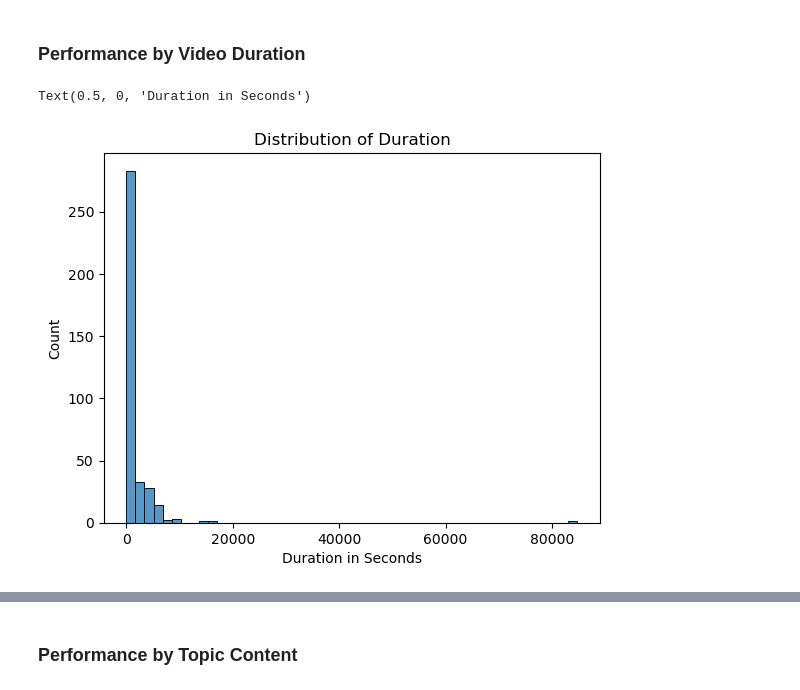
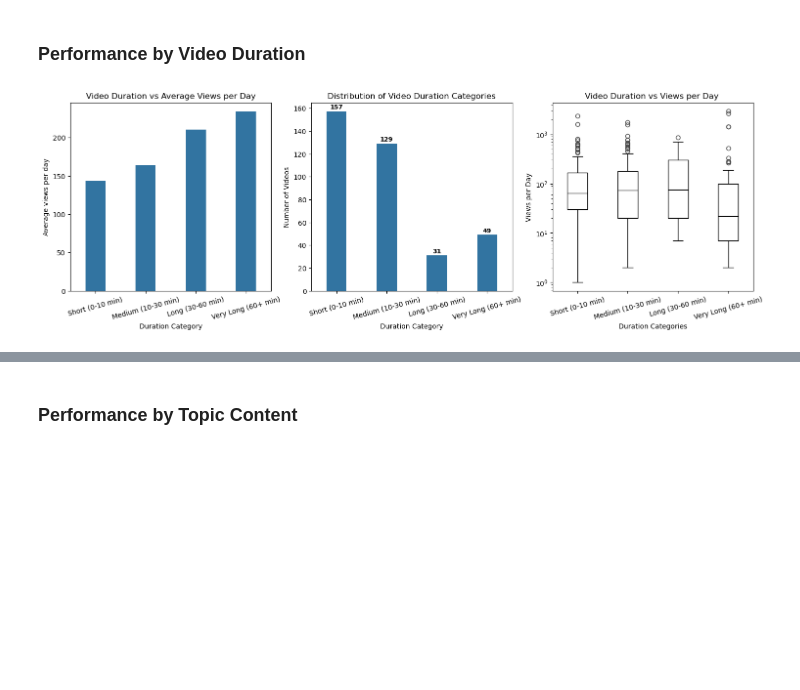
Before and after one commit to LiLuo086/alex-the-analyst-youtube-analysis, a Jupyter notebook: eda.ipynb, the cells around one changed output, grey strips where cells are left out. Drawn from its saved outputs; the diff is of its cells as text; code cells hidden in the pictures; blank space fills up the shorter version.

```diff
--- a/eda.ipynb
+++ b/eda.ipynb
@@ -274,7 +280,7 @@ fig, axes = plt.subplots(1,2,figsize = (14,7))
 # Boxplot of views by weekday
 weekday = ['Monday', 'Tuesday', 'Wednesday', 'Thursday', 'Friday', 'Saturday', 'Sunday']
 sns.boxplot(x='published_weekday', y='views_per_day', data=df, order = weekday, showfliers=True, width=0.5,ax=axes[0],
-            boxprops=dict(facecolor='gray', edgecolor='black'),
+            boxprops=dict(facecolor='none', edgecolor='black'),
             medianprops=dict(color='black'),
             whiskerprops=dict(color='black'),
             capprops=dict(color='black'))
@@ -282,7 +288,7 @@ axes[0].set_ylabel('Views per Day')
 axes[0].set_yscale('log')
 axes[0].tick_params(axis='x', rotation=45)
 axes[0].set_xlabel('Published Weekday')
-axes[0].set_title("Views vs Published Weekday")
+axes[0].set_title("Views per Day vs. Published Weekday")
 
 
 # Barplot of the views distribution along weekday
@@ -297,5 +303,6 @@ for p in axes[1].patches:
 axes[1].set_ylabel('Total Videos')
 axes[1].tick_params(axis='x', rotation=45)
 axes[1].set_xlabel('Published Weekday')
-axes[1].set_title("Total Videos along Published Weekday")
+axes[1].set_title("Total Videos vs. Published Weekday")
+plt.show()
 # %% [output]
@@ -312,11 +316,11 @@ Text(0.5, 1.0, 'Total Videos along Published Weekday')
 # %%
 fig, axes = plt.subplots(1,2,figsize = (14,7))
 
-day_of_time=['Early Morning', 'Morning', 'Afternoon', 'Evening']
+time_of_day=['Early Morning', 'Morning', 'Afternoon', 'Evening']
 
 # Distribution of  views per day by time of day
-sns.boxplot(x='published_time_of_day', y='views_per_day', data=df, order=day_of_time, width=0.4, ax=axes[0],
-            boxprops=dict(facecolor='gray', edgecolor='black'),
+sns.boxplot(x='published_time_of_day', y='views_per_day', data=df, order=time_of_day, width=0.4, ax=axes[0],
+            boxprops=dict(facecolor='none', edgecolor='black'),
             medianprops=dict(color='black'),
             whiskerprops=dict(color='black'),
             capprops=dict(color='black'))
@@ -325,12 +329,12 @@ axes[0].set_ylabel('Views per Day')
 axes[0].set_yscale('log')
 axes[0].tick_params(axis='x', rotation=45)
 axes[0].set_xlabel('Published Time of Day')
-axes[0].set_title("Views per Day vs Published Time of Day")
+axes[0].set_title("Views per Day vs. Published Time of Day")
 
 
 
 # Barplot of the views distribution along weekday
-sns.countplot(x='published_time_of_day', data=df, order=day_of_time, ax=axes[1])
+sns.countplot(x='published_time_of_day', data=df, order=time_of_day, ax=axes[1])
 
 for p in axes[1].patches:
     count = int(p.get_height())
@@ -344,5 +348,6 @@ for p in axes[1].patches:
 axes[1].set_ylabel('Total videos')
 axes[1].tick_params(axis='x', rotation=45)
 axes[1].set_xlabel('Published Time of Day')
-axes[1].set_title("Total Videos vs Published Time of Day")
+axes[1].set_title("Total Videos vs. Published Time of Day")
+plt.show()
 # %% [output]
@@ -387,9 +383,51 @@ Text(0.5, 1.0, 'Likes per Day vs Published Day of Time')
 # %% [markdown]
 ### Performance by Video Duration
 # %%
-sns.histplot(df['duration_seconds'], bins=50) # type: ignore
-plt.title("Distribution of Duration")
-plt.xlabel('Duration in Seconds')
+fig, axes = plt.subplots(1, 3, figsize=(18, 5))
+
+
+sns.barplot(x='duration_bucket', y='views_per_day', data=df, estimator='mean', errorbar=None, width=0.4, ax=axes[0])
+axes[0].set_title('Video Duration vs. Average Views per Day')
+axes[0].set_xlabel('Duration Category')
+axes[0].set_ylabel('Average views per day')
+axes[0].tick_params(axis='x', rotation=15)
+
+
+# Define duration buckets
+df['duration_bucket'] = pd.cut(
+    df['duration_seconds'],
+    bins=[0, 600, 1800, 3600, 100000],
+    labels=['Short (0-10 min)', 'Medium (10-30 min)', 'Long (30-60 min)', 'Very Long (60+ min)'],
+    right=False
+)
+
+# Plot duration distribution
+sns.countplot(x='duration_bucket', data=df, ax=axes[1], width=0.4)  # Use countplot for category frequencies
+
+for p in axes[1].patches:
+    count = int(p.get_height())
+    axes[1].text(p.get_x() + p.get_width() / 2,
+                 p.get_height() + 1,
+                 str(count),
+                 ha='center', va='bottom', fontsize=9, fontweight='bold')
+
+
+axes[1].set_title("Distribution of Video Duration Categories")
+axes[1].set_xlabel("Duration Category")
+axes[1].set_ylabel("Number of Videos")
+axes[1].tick_params(axis='x', rotation=15)
+
+# Like ratio vs duration
+sns.boxplot(x='duration_bucket', y='views_per_day', data=df, width=0.4, ax=axes[2],
+            boxprops=dict(facecolor='none', edgecolor='black'),
+            medianprops=dict(color='black'),
+            whiskerprops=dict(color='black'),
+            capprops=dict(color='black'))
+axes[2].set_yscale('log')
+axes[2].set_xlabel('Duration Categories')
+axes[2].set_ylabel('Views per Day')
+axes[2].tick_params(axis='x',rotation=15)
+axes[2].set_title('Video Duration vs. Views per Day ')
+plt.show()
 # %% [output]
-Text(0.5, 0, 'Duration in Seconds')
-[figure, old version]
+[figure, new version]
```
Also changed, not shown: parts of 28 cells of this notebook.
